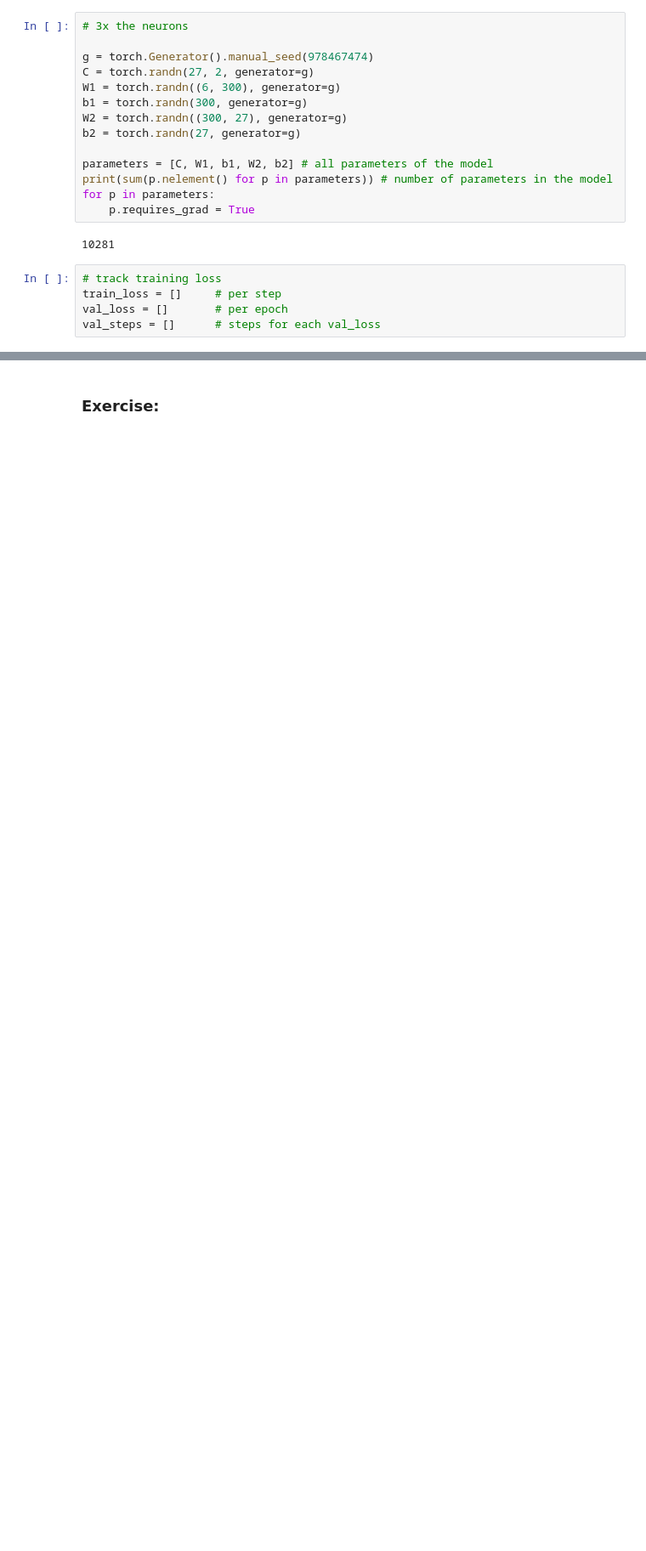
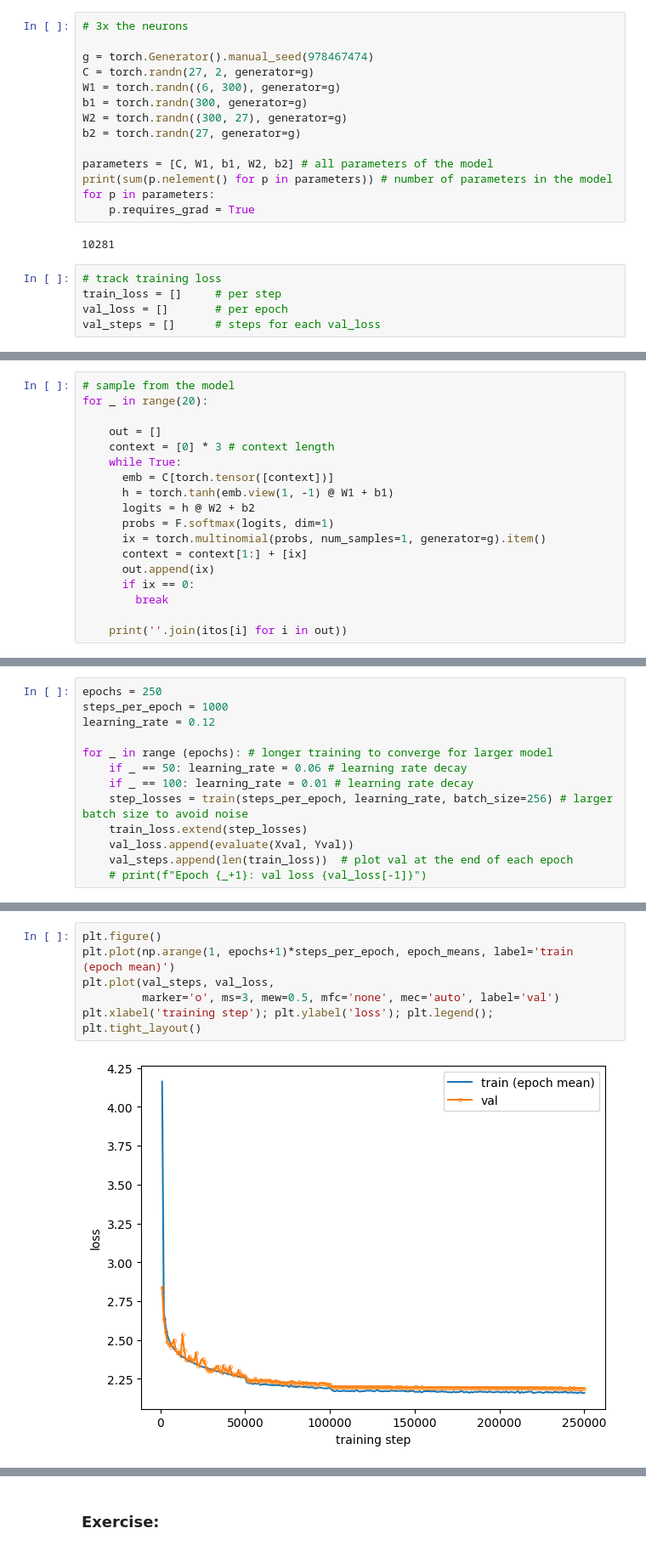
Before and after one commit to jcentner/makemore-repro, a Jupyter notebook: 01_MLP.ipynb, the cells around one changed output, grey strips where cells are left out. Shown: that part at 85% size. Drawn from its saved outputs; the diff is of its cells as text; blank space fills up the shorter version.

```diff
--- a/01_MLP.ipynb
+++ b/01_MLP.ipynb
@@ -423,0 +561,18 @@ plt.xlabel('training step'); plt.ylabel('loss'); plt.legend(); plt.tight_layout(
+# %%
+# sample from the model
+for _ in range(20):
+
+    out = []
+    context = [0] * 3 # context length
+    while True:
+      emb = C[torch.tensor([context])]
+      h = torch.tanh(emb.view(1, -1) @ W1 + b1)
+      logits = h @ W2 + b2
+      probs = F.softmax(logits, dim=1)
+      ix = torch.multinomial(probs, num_samples=1, generator=g).item()
+      context = context[1:] + [ix]
+      out.append(ix)
+      if ix == 0:
+        break
+
+    print(''.join(itos[i] for i in out))
@@ -423,0 +692,13 @@ plt.xlabel('training step'); plt.ylabel('loss'); plt.legend(); plt.tight_layout(
+# %%
+epochs = 250
+steps_per_epoch = 1000
+learning_rate = 0.12
+
+for _ in range (epochs): # longer training to converge for larger model
+    if _ == 50: learning_rate = 0.06 # learning rate decay
+    if _ == 100: learning_rate = 0.01 # learning rate decay
+    step_losses = train(steps_per_epoch, learning_rate, batch_size=256) # larger batch size to avoid noise
+    train_loss.extend(step_losses)
+    val_loss.append(evaluate(Xval, Yval))
+    val_steps.append(len(train_loss))  # plot val at the end of each epoch
+    # print(f"Epoch {_+1}: val loss {val_loss[-1]}")
@@ -423,0 +728,8 @@ plt.xlabel('training step'); plt.ylabel('loss'); plt.legend(); plt.tight_layout(
+# %%
+plt.figure()
+plt.plot(np.arange(1, epochs+1)*steps_per_epoch, epoch_means, label='train (epoch mean)')
+plt.plot(val_steps, val_loss,
+         marker='o', ms=3, mew=0.5, mfc='none', mec='auto', label='val')
+plt.xlabel('training step'); plt.ylabel('loss'); plt.legend(); plt.tight_layout()
+# %% [output]
+[figure, added]
```
Also changed, not shown: parts of 16 cells of this notebook.
